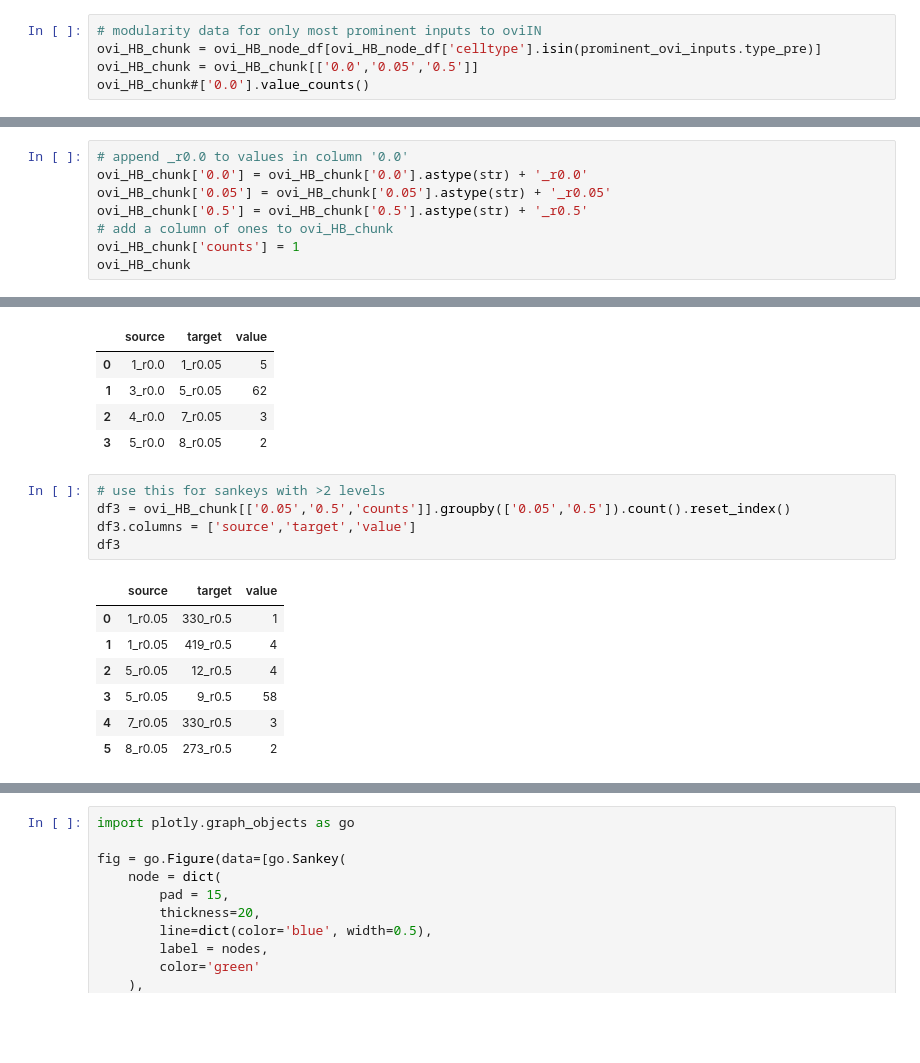
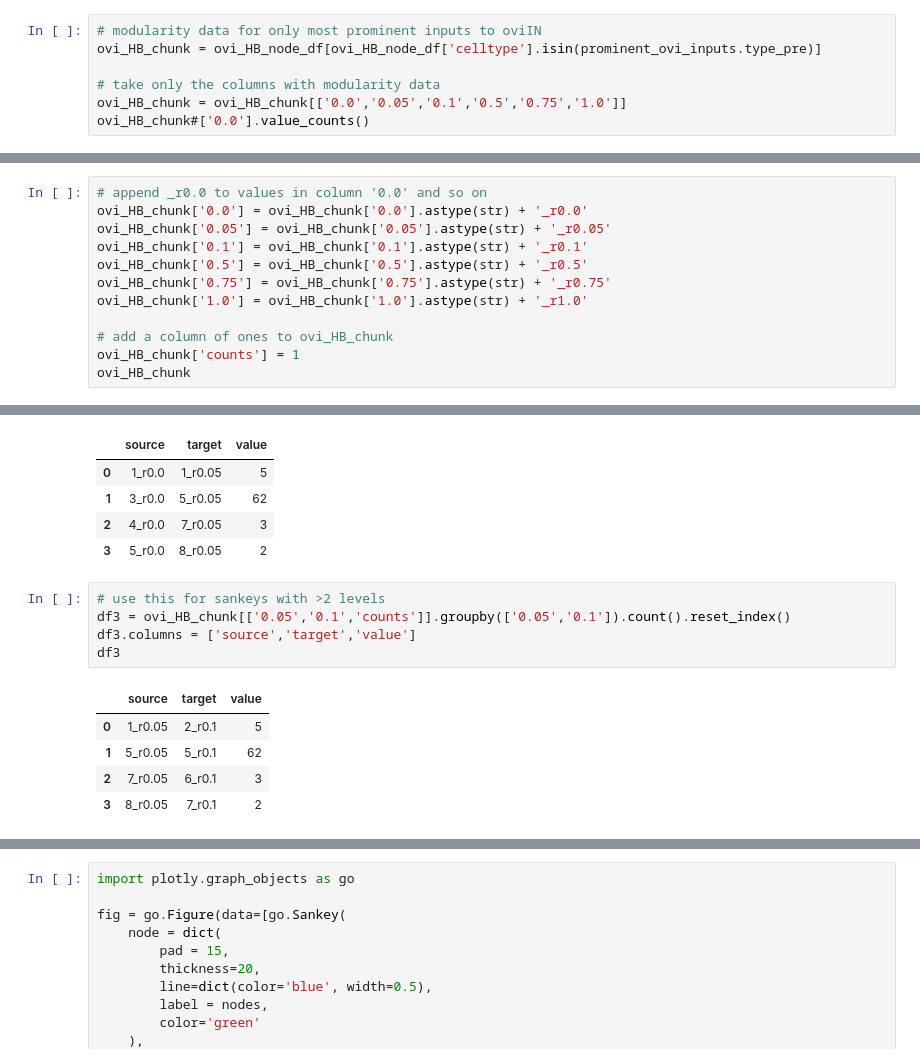
Before and after one commit to Gutierrez-lab/oviIN-analyses-gabrielle, a Jupyter notebook: sankey_modularity.ipynb, the cells around one changed output, grey strips where cells are left out. Saved outputs shown, nothing was run; the diff lists cells and outputs as text; blank space fills up the shorter version.

```diff
--- a/sankey_modularity.ipynb
+++ b/sankey_modularity.ipynb
@@ -112,6 +113,8 @@ prominent_ovi_inputs
 # %%
 # modularity data for only most prominent inputs to oviIN
 ovi_HB_chunk = ovi_HB_node_df[ovi_HB_node_df['celltype'].isin(prominent_ovi_inputs.type_pre)]
-ovi_HB_chunk = ovi_HB_chunk[['0.0','0.05','0.5']]
+
+# take only the columns with modularity data
+ovi_HB_chunk = ovi_HB_chunk[['0.0','0.05','0.1','0.5','0.75','1.0']]
 ovi_HB_chunk#['0.0'].value_counts()
 # %% [output]
@@ -132,8 +135,12 @@ ovi_HB_chunk#['0.0'].value_counts()
 # %%
-# append _r0.0 to values in column '0.0'
+# append _r0.0 to values in column '0.0' and so on
 ovi_HB_chunk['0.0'] = ovi_HB_chunk['0.0'].astype(str) + '_r0.0'
 ovi_HB_chunk['0.05'] = ovi_HB_chunk['0.05'].astype(str) + '_r0.05'
+ovi_HB_chunk['0.1'] = ovi_HB_chunk['0.1'].astype(str) + '_r0.1'
 ovi_HB_chunk['0.5'] = ovi_HB_chunk['0.5'].astype(str) + '_r0.5'
+ovi_HB_chunk['0.75'] = ovi_HB_chunk['0.75'].astype(str) + '_r0.75'
+ovi_HB_chunk['1.0'] = ovi_HB_chunk['1.0'].astype(str) + '_r1.0'
+
 # add a column of ones to ovi_HB_chunk
 ovi_HB_chunk['counts'] = 1
 ovi_HB_chunk
@@ -205,14 +221,12 @@ df2
 | 3 | 5_r0.0 | 8_r0.05 | 2 |
 # %%
 # use this for sankeys with >2 levels
-df3 = ovi_HB_chunk[['0.05','0.5','counts']].groupby(['0.05','0.5']).count().reset_index()
+df3 = ovi_HB_chunk[['0.05','0.1','counts']].groupby(['0.05','0.1']).count().reset_index()
 df3.columns = ['source','target','value']
 df3
 # %% [output]
 |  | source | target | value |
-| 0 | 1_r0.05 | 330_r0.5 | 1 |
-| 1 | 1_r0.05 | 419_r0.5 | 4 |
-| 2 | 5_r0.05 | 12_r0.5 | 4 |
-| 3 | 5_r0.05 | 9_r0.5 | 58 |
-| 4 | 7_r0.05 | 330_r0.5 | 3 |
-| 5 | 8_r0.05 | 273_r0.5 | 2 |
+| 0 | 1_r0.05 | 2_r0.1 | 5 |
+| 1 | 5_r0.05 | 5_r0.1 | 62 |
+| 2 | 7_r0.05 | 6_r0.1 | 3 |
+| 3 | 8_r0.05 | 7_r0.1 | 2 |
```
Also changed, not shown: parts of 16 cells of this notebook.
